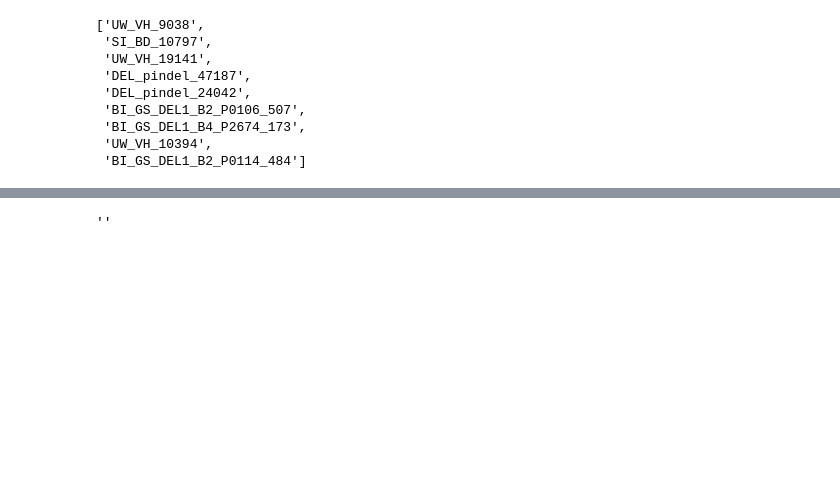
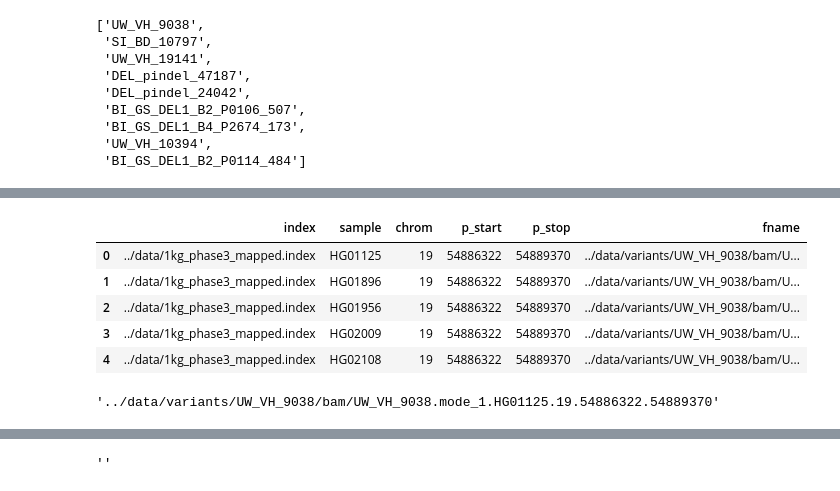
Before and after one commit to jakekrol/sv-gmm, a Jupyter notebook: python/samplot.ipynb, the cells around one changed output, grey strips where cells are left out. Drawn from its saved outputs; the diff is of its cells as text; code cells hidden in the pictures; blank space fills up the shorter version.

```diff
--- a/python/samplot.ipynb
+++ b/python/samplot.ipynb
@@ -64,7 +103,11 @@ for v in variants:
 # %%
 # filter index file for mapped reads only
 paths = pd.read_csv(idx_1kg_phase3,sep='\t').iloc[:,0]
+print(paths.shape)
 mask = paths.str.contains(r'\.mapped\.ILLUMINA.*bam$',regex=True)
+mapped = paths[mask]
 print(mapped.shape)
 mapped.head()
+mapped_index = '../data/1kg_phase3_mapped.index'
+mapped.to_csv('../data/1kg_phase3_mapped.index', header=False,index=False)
 # %% [output]
@@ -137,0 +256,26 @@ Name: BAM FILE, dtype: object
+# %%
+queries = {'sample': [], 'chrom': [], 'p_start':[], 'p_stop':[], 'fname':[]}
+for i,row in df.iterrows():
+    variant = row['id']
+    chrom = row['chr']
+    p_start = row['p_start']
+    p_stop = row['p_stop']
+    data = pd.DataFrame({'sample':[], 'mode':[]})
+    for m in ['mode_1', 'mode_2', 'mode_3']:
+        if isinstance(row[m], list):
+            for s in row[m]:
+                data = pd.concat([data, pd.DataFrame({'sample': [s], 'mode': [m]})])
+        elif pd.isnull((row[m])):
+            print(f'no {m} for {variant}')
+        else:
+            raise ValueError
+    for j, r in data.iterrows():
+        sample = r['sample']
+        mode = r['mode']
+        #queries['variant'].append(variant)
+        queries['sample'].append(sample)
+        #queries['mode'].append(mode)
+        queries['chrom'].append(chrom)
+        queries['p_start'].append(p_start)
+        queries['p_stop'].append(p_stop)
+        queries['fname'].append(os.path.join(dirout,variant,'bam', f'{variant}.{mode}.{sample}.{chrom}.{p_start}.{p_stop}'))
@@ -137,0 +291,15 @@ Name: BAM FILE, dtype: object
+# %%
+df_query = pd.DataFrame(queries)
+df_query.insert(0, 'index', mapped_index)
+df_query.head()
+# %% [output]
+|  | index | sample | chrom | p_start | p_stop | fname |
+| 0 | ../data/1kg_phase3_mapped.index | HG01125 | 19 | 54886322 | 54889370 | ../data/variants/UW_VH_9038/bam/U... |
+| 1 | ../data/1kg_phase3_mapped.index | HG01896 | 19 | 54886322 | 54889370 | ../data/variants/UW_VH_9038/bam/U... |
+| 2 | ../data/1kg_phase3_mapped.index | HG01956 | 19 | 54886322 | 54889370 | ../data/variants/UW_VH_9038/bam/U... |
+| 3 | ../data/1kg_phase3_mapped.index | HG02009 | 19 | 54886322 | 54889370 | ../data/variants/UW_VH_9038/bam/U... |
+| 4 | ../data/1kg_phase3_mapped.index | HG02108 | 19 | 54886322 | 54889370 | ../data/variants/UW_VH_9038/bam/U... |
+# %%
+df_query['fname'][0]
+# %% [output]
+'../data/variants/UW_VH_9038/bam/UW_VH_9038.mode_1.HG01125.19.54886322.54889370'
```
Also changed, not shown: parts of 18 cells of this notebook.
